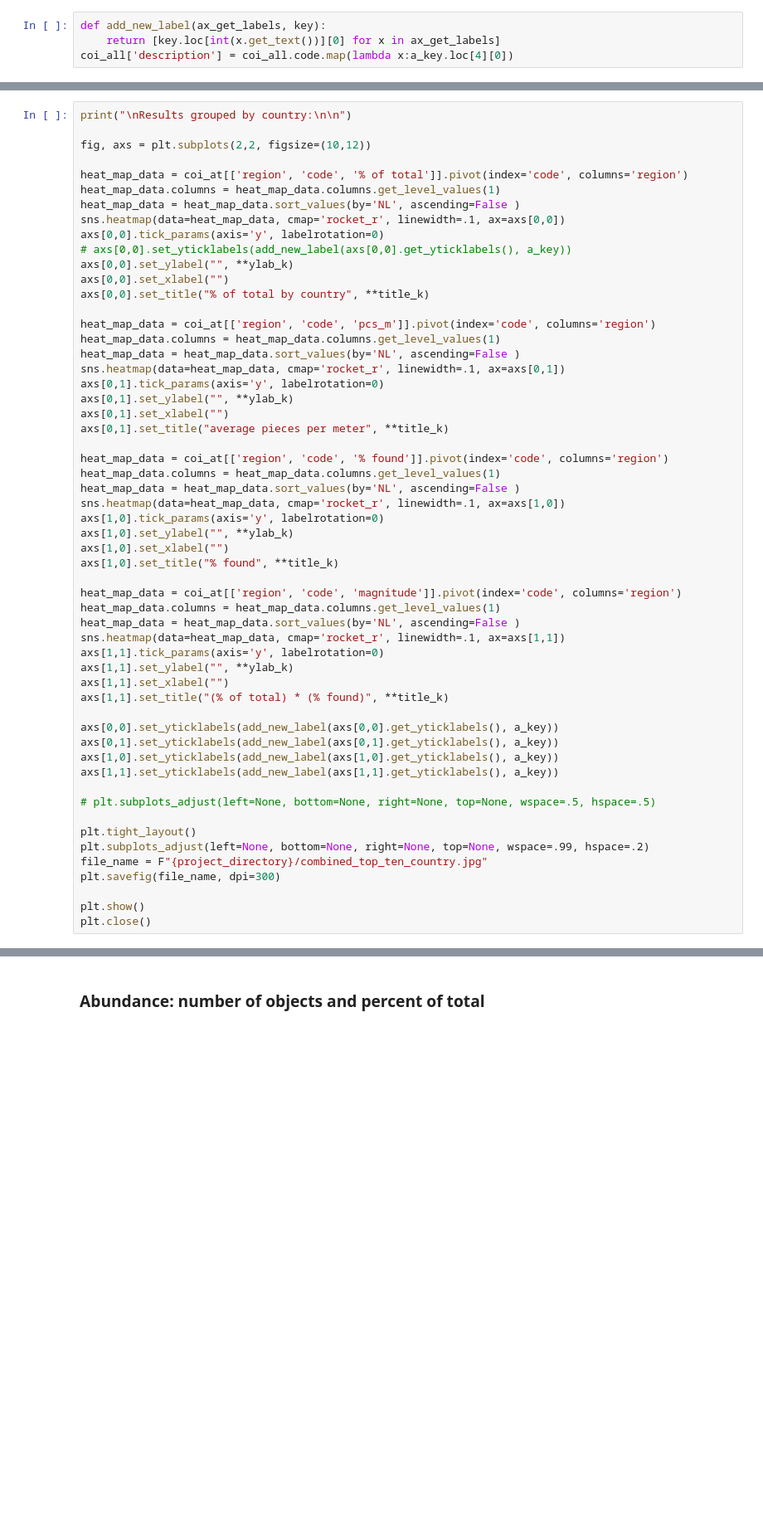
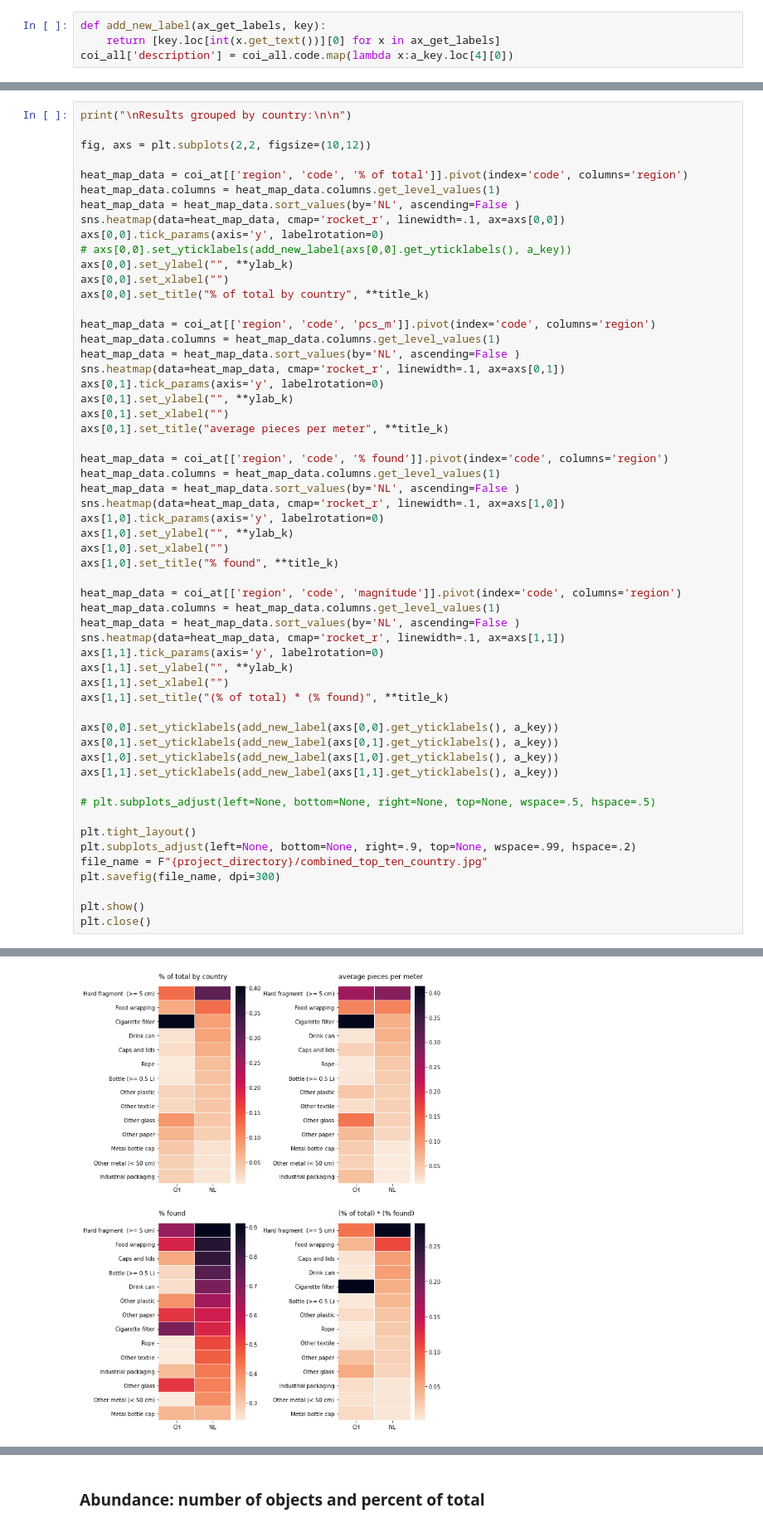
Before and after one commit to hammerdirt-analyst/rhinecode, a Jupyter notebook: use_a_class.ipynb, the cells around one changed output, grey strips where cells are left out. Shown at 83% size. Cells and saved outputs as stored; diff of their text form; blank space fills up the shorter version.

Commit message:
adjusted figure output

```diff
--- a/use_a_class.ipynb
+++ b/use_a_class.ipynb
@@ -487,9 +577,10 @@ axs[1,1].set_yticklabels(add_new_label(axs[1,1].get_yticklabels(), a_key))
 # plt.subplots_adjust(left=None, bottom=None, right=None, top=None, wspace=.5, hspace=.5)
 
 plt.tight_layout()
-plt.subplots_adjust(left=None, bottom=None, right=None, top=None, wspace=.99, hspace=.2)
+plt.subplots_adjust(left=None, bottom=None, right=.9, top=None, wspace=.99, hspace=.2)
 file_name = F"{project_directory}/combined_top_ten_country.jpg"
 plt.savefig(file_name, dpi=300)
 
 plt.show()
 plt.close()
+# %% [output]
@@ -496,3 +588,4 @@ plt.close()
+[figure, added]
 # %%
 print("\nResults grouped by lake or river both countries:\n\n")
 
```
Also changed, not shown: parts of 17 cells of this notebook, 7 other files.
